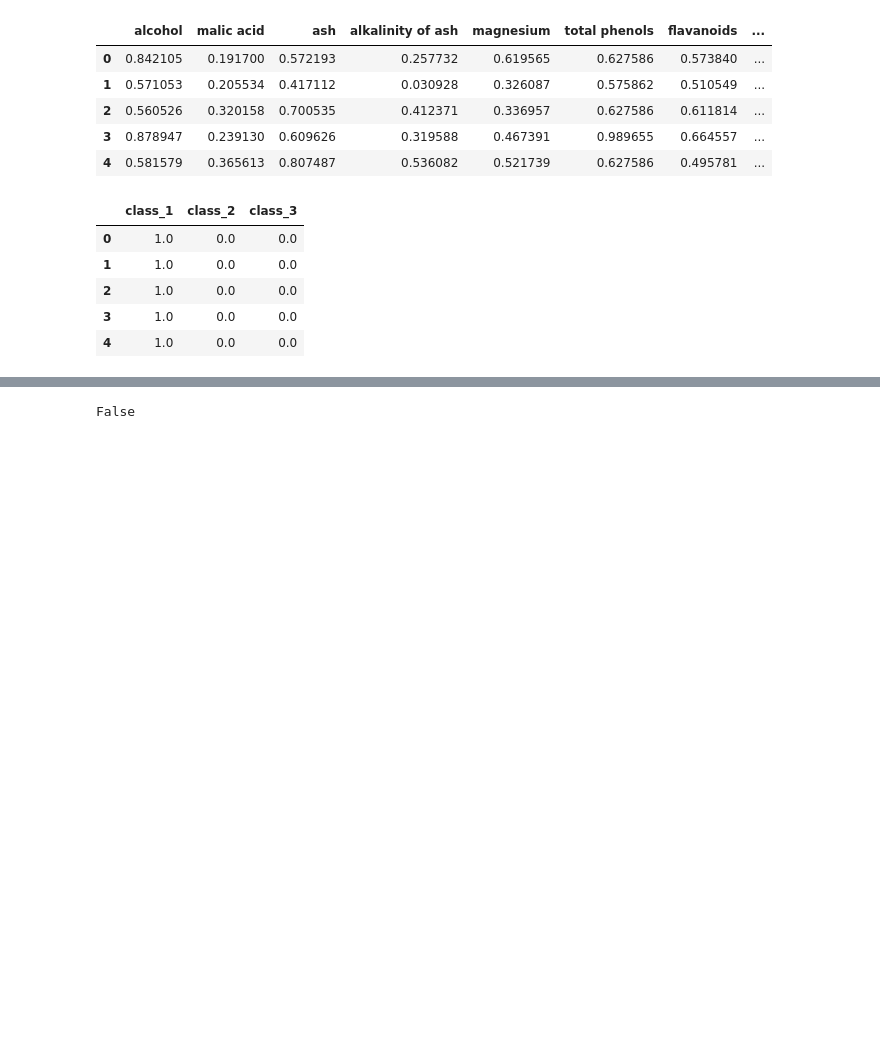
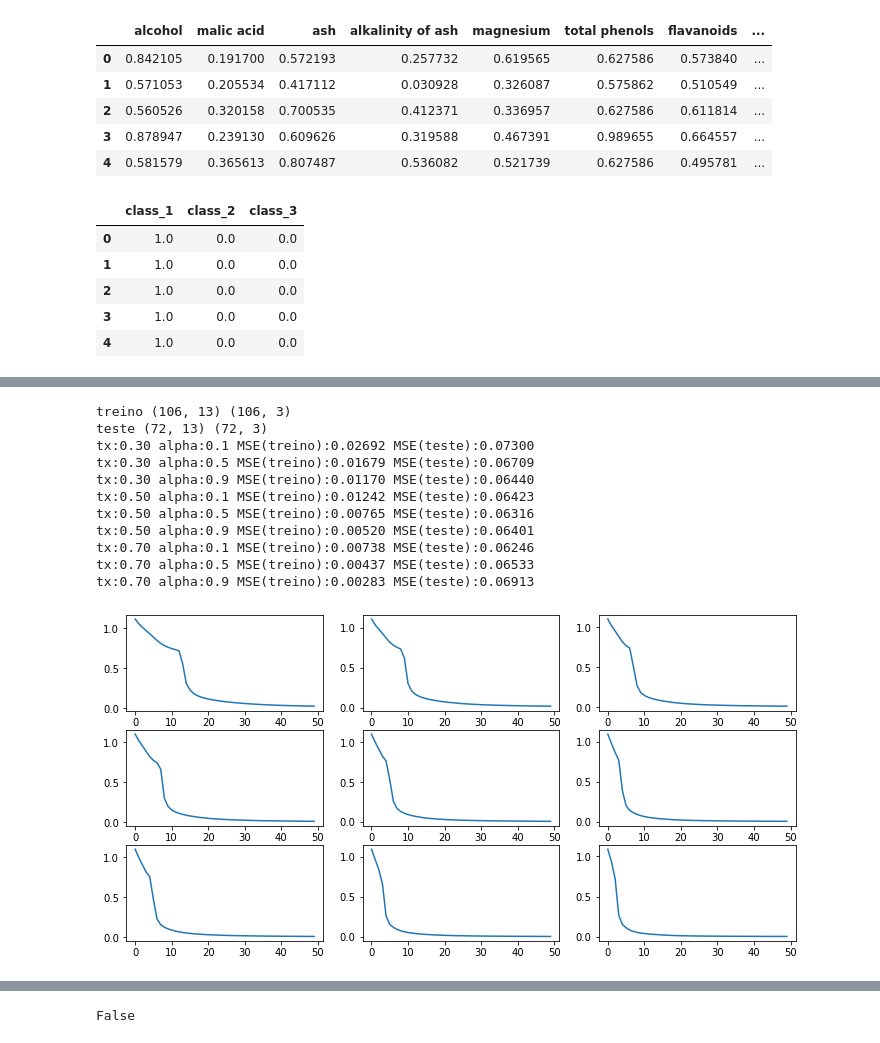
Before and after one commit to helbertmoreirapinto/SCC0270-Redes-Neurais, a Jupyter notebook: proj1 - MLP/iniciar.ipynb, the cells around one changed output, grey strips where cells are left out. Drawn from its saved outputs; the diff is of its cells as text; code cells hidden in the pictures; blank space fills up the shorter version.

```diff
--- a/proj1 - MLP/iniciar.ipynb
+++ b/proj1 - MLP/iniciar.ipynb
@@ -208,0 +199,24 @@ for v in debug:
+# %%
+projeto(
+    X_data = wine_X,
+    y_data = wine_y,
+    test_size = 0.4,
+    neta = [0.3, 0.5, 0.7],
+    alpha = [0.1, 0.5, 0.9],
+    max_epocas = 50,
+    n_camadas = 1,
+    seed = 100
+)
+# %% [output]
+treino (106, 13) (106, 3)
+teste (72, 13) (72, 3)
+tx:0.30 alpha:0.1 MSE(treino):0.02692 MSE(teste):0.07300
+tx:0.30 alpha:0.5 MSE(treino):0.01679 MSE(teste):0.06709
+tx:0.30 alpha:0.9 MSE(treino):0.01170 MSE(teste):0.06440
+tx:0.50 alpha:0.1 MSE(treino):0.01242 MSE(teste):0.06423
+tx:0.50 alpha:0.5 MSE(treino):0.00765 MSE(teste):0.06316
+tx:0.50 alpha:0.9 MSE(treino):0.00520 MSE(teste):0.06401
+tx:0.70 alpha:0.1 MSE(treino):0.00738 MSE(teste):0.06246
+tx:0.70 alpha:0.5 MSE(treino):0.00437 MSE(teste):0.06533
+tx:0.70 alpha:0.9 MSE(treino):0.00283 MSE(teste):0.06913
+[figure, added]
```
Also changed, not shown: parts of 65 cells of this notebook.
